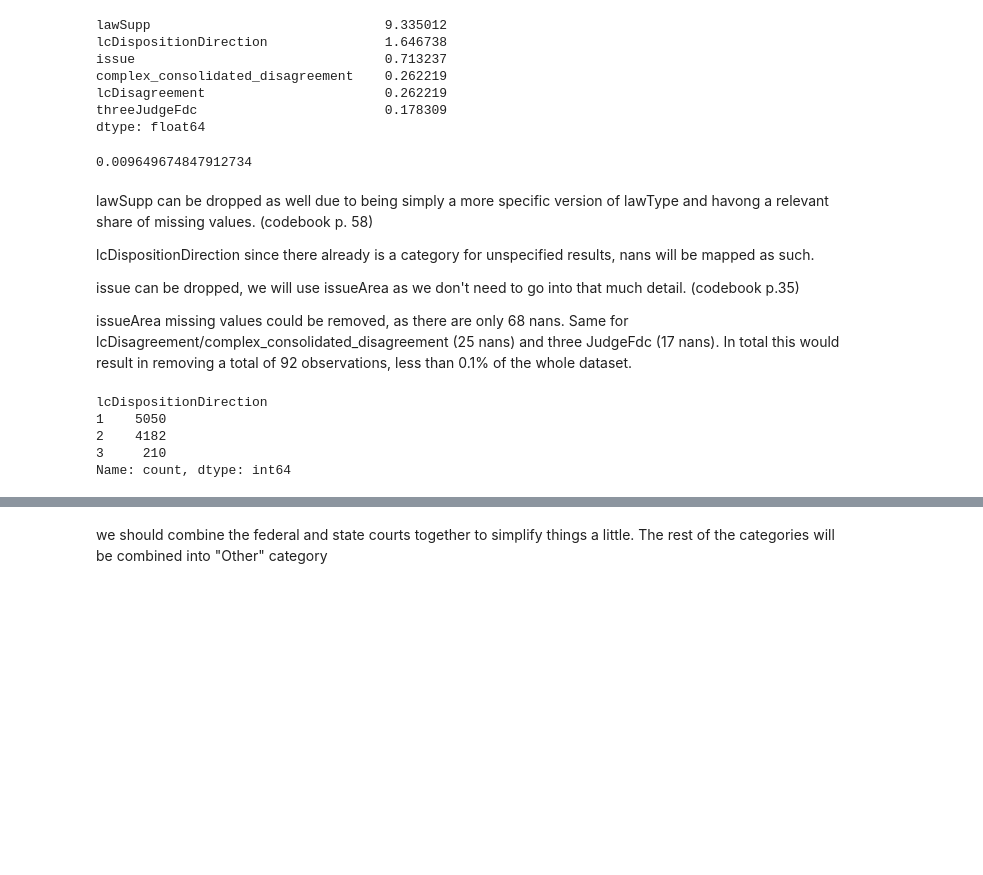
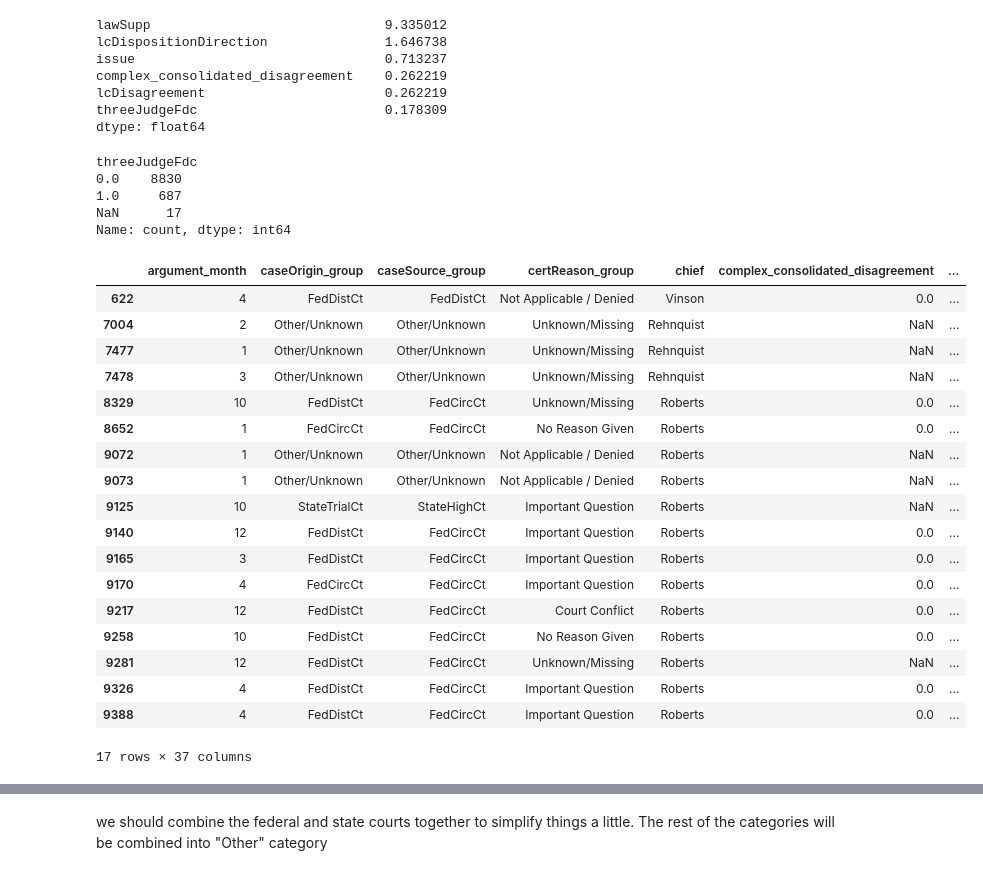
Before and after one commit to MPKuchciak/scdb-case-timing-prediction, a Jupyter notebook: notebooks/002_eda.ipynb, the cells around one changed output, grey strips where cells are left out. Saved outputs shown, nothing was run; the diff lists cells and outputs as text; code cells hidden in the pictures; blank space fills up the shorter version.

```diff
--- a/notebooks/002_eda.ipynb
+++ b/notebooks/002_eda.ipynb
@@ -11,0 +17,11 @@ df = pd.read_csv(r'data\scdb_processed_part1.csv')
+# %%
+# Get the directory where the current notebook is located
+notebook_dir = os.getcwd()
+notebook_dir
+
+# Go one level up from 'notebooks/' to get to the project root
+project_root = os.path.abspath(os.path.join(notebook_dir, ".."))
+print(f"Project Root: {project_root}")
+
+output_filepath_excel = os.path.join(project_root, "data\\processed", "scdb_processed_cropped_df2.csv")
+output_filepath_excel
@@ -12,3 +31,6 @@ df = pd.read_csv(r'data\scdb_processed_part1.csv')
+# %%
+import os
+df = pd.read_csv(output_filepath_excel)
 # %%
 df.info()
 # %% [output]
@@ -37,4 +82,4 @@ Series([], dtype: float64)
 # %%
-df = df.drop(list(nan_percent[nan_percent>10].index),axis=1)
+df = df.drop(list(nan_percent[nan_percent>10].index),axis=1).copy()
 # %% [markdown]
 All these vars should be removed, as they have a ton of mssing values and also aren't especially interesting. All of them are categorical with a lot of unique values. Realistically, They cannot be converted to a flag. Hence, their usability is extremely limited.
@@ -48,18 +109,40 @@ complex_consolidated_disagreement    0.262219
 lcDisagreement                       0.262219
 threeJudgeFdc                        0.178309
 dtype: float64
+# %%
+print(df["threeJudgeFdc"].value_counts(dropna=False))
+# %% [output]
+threeJudgeFdc
+0.0    8830
+1.0     687
+NaN      17
+Name: count, dtype: int64
+# %%
+na_rows_threeJudgeFdc = df[df["threeJudgeFdc"].isna()]
+
+# To display these rows
+na_rows_threeJudgeFdc
+# %% [output]
+|  | argument_month | caseOrigin_group | caseSource_group | certReason_group | chief | complex_consolidated_disagreement | ... |
+| 622 | 4 | FedDistCt | FedDistCt | Not Applicable / Denied | Vinson | 0.0 | ... |
+| 7004 | 2 | Other/Unknown | Other/Unknown | Unknown/Missing | Rehnquist | NaN | ... |
+| 7477 | 1 | Other/Unknown | Other/Unknown | Unknown/Missing | Rehnquist | NaN | ... |
+| 7478 | 3 | Other/Unknown | Other/Unknown | Unknown/Missing | Rehnquist | NaN | ... |
+| 8329 | 10 | FedDistCt | FedCircCt | Unknown/Missing | Roberts | 0.0 | ... |
+| 8652 | 1 | FedCircCt | FedCircCt | No Reason Given | Roberts | 0.0 | ... |
+| 9072 | 1 | Other/Unknown | Other/Unknown | Not Applicable / Denied | Roberts | NaN | ... |
+| 9073 | 1 | Other/Unknown | Other/Unknown | Not Applicable / Denied | Roberts | NaN | ... |
+| 9125 | 10 | StateTrialCt | StateHighCt | Important Question | Roberts | NaN | ... |
+| 9140 | 12 | FedDistCt | FedCircCt | Important Question | Roberts | 0.0 | ... |
+| 9165 | 3 | FedDistCt | FedCircCt | Important Question | Roberts | 0.0 | ... |
+| 9170 | 4 | FedCircCt | FedCircCt | Important Question | Roberts | 0.0 | ... |
+| 9217 | 12 | FedDistCt | FedCircCt | Court Conflict | Roberts | 0.0 | ... |
+| 9258 | 10 | FedDistCt | FedCircCt | No Reason Given | Roberts | 0.0 | ... |
+| 9281 | 12 | FedDistCt | FedCircCt | Unknown/Missing | Roberts | NaN | ... |
+| 9326 | 4 | FedDistCt | FedCircCt | Important Question | Roberts | 0.0 | ... |
+| 9388 | 4 | FedDistCt | FedCircCt | Important Question | Roberts | 0.0 | ... |
+17 rows × 37 columns
 # %%
-nans = df[(df['threeJudgeFdc'].isna())|(df['lcDisagreement'].isna())|(df['issueArea_name']=='Unknown/Missing Code')]
-len(nans)/len(df)
+# nans = df[(df['threeJudgeFdc'].isna())|(df['lcDisagreement'].isna())|(df['issueArea_name']=='Unknown/Missing Code')]
+
+# print(len(nans)/len(df)*100,"%")
-# %% [output]
-0.009649674847912734
-# %% [markdown]
-lawSupp can be dropped as well due to being simply a more specific version of lawType and havong a relevant share of missing values. (codebook p. 58)
-
-lcDispositionDirection since there already is a category for unspecified results, nans will be mapped as such.
-
-issue can be dropped, we will use issueArea as we don't need to go into that much detail. (codebook p.35)
-
-issueArea missing values could be removed, as there are only 68 nans.
-Same for lcDisagreement/complex_consolidated_disagreement (25 nans) and three JudgeFdc (17 nans).
-In total this would result in removing a total of 92 observations, less than 0.1% of the whole dataset.
@@ -69,9 +148,0 @@ df = df.drop(['lawSupp','issue'], axis=1)
-# %%
-df['lcDispositionDirection'] = df['lcDispositionDirection'].fillna(3).astype(int)
-df['lcDispositionDirection'].value_counts()
-# %% [output]
-lcDispositionDirection
-1    5050
-2    4182
-3     210
-Name: count, dtype: int64
```
Also changed, not shown: parts of 15 cells of this notebook.
